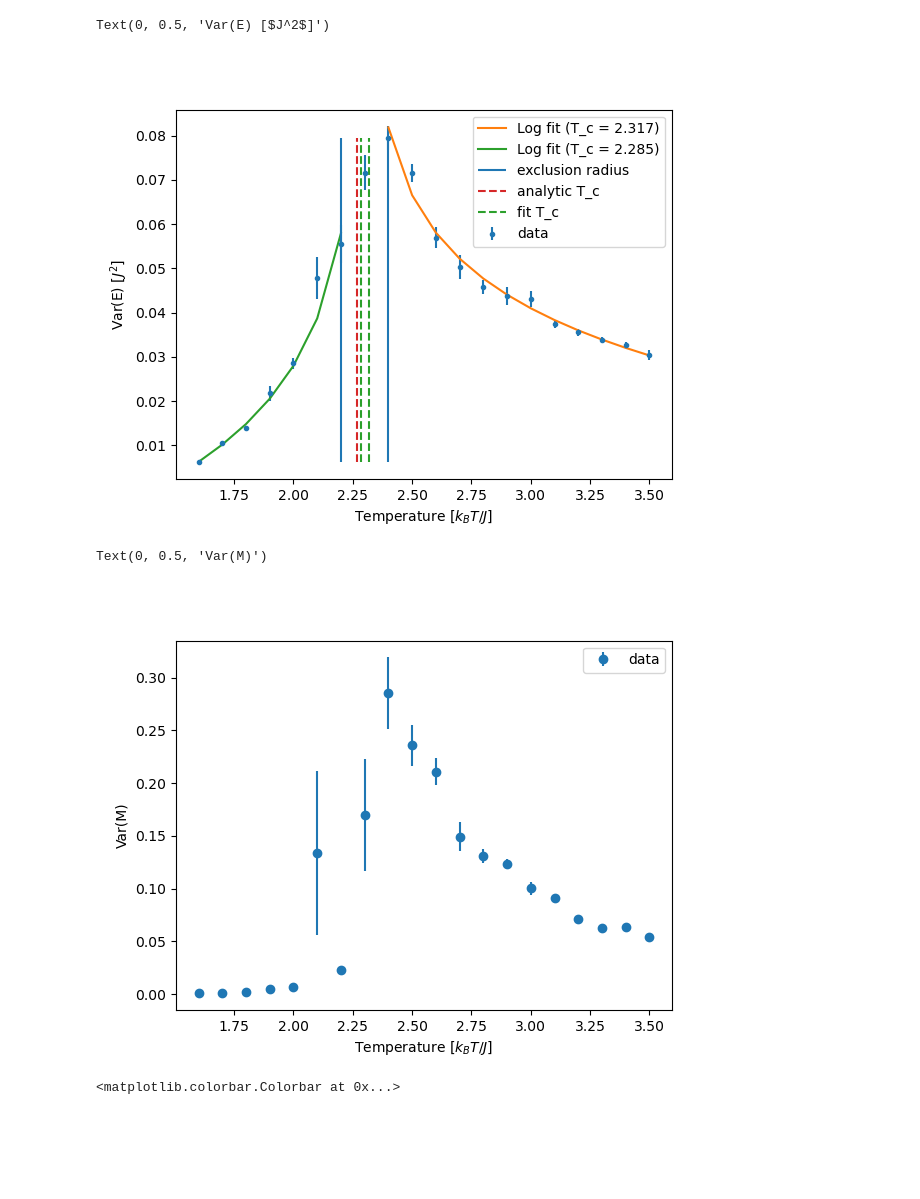
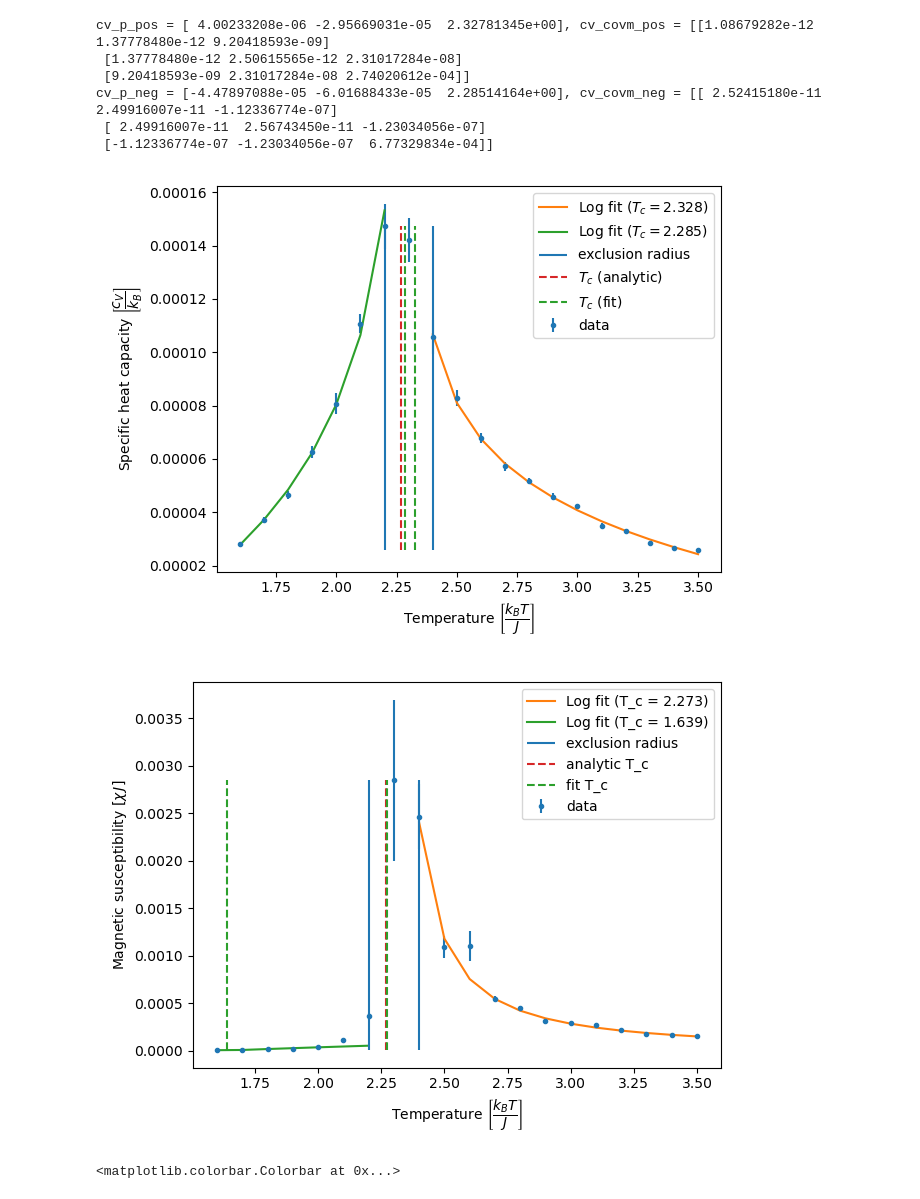
Before and after one commit to aderhall/phys382ising, a Jupyter notebook: analysis_notebooks/fit_observables.ipynb, the cells around one changed output. Drawn from its saved outputs; the diff is of its cells as text; code cells hidden in the pictures; blank space fills up the shorter version.

Commit message:
in process of changing SimParams()

```diff
--- a/analysis_notebooks/fit_observables.ipynb
+++ b/analysis_notebooks/fit_observables.ipynb
@@ -52,9 +60,13 @@ data_tests = "../../data_tests"
 test_name = "fit-observables/many-runs-trial-3-fixN"
 test_path = f"{data_tests}/{test_name}"
 n_trials = 10 # How many times to run the simulation per temperature
-params = SimParams(n = 100, n_steps=10000, b_top = 0.5, multiprocess = True, t_min = 1.6, t_max = 3.6, t_step = 0.1)
+params = SimParams(N = 100, n_steps=100000, n_analyze=95000, n_burnin=2000, b_top = 0.5, multiprocess = True, t_min = 2.1, t_max = 2.2, t_step = 0.1)
 
 if False:
     #rerun(test_path)
     new_test(test_path)
     run_many(test_path, n_trials, snapshots=False, params=params)
+else:
+    # Unpack the params from params.pkl
+    with open(f"{test_path}/params.pkl", "rb") as f:
+        params = pickle.load(f)
@@ -130,6 +142,11 @@ e_var_avg = e_var.mean(axis=1)
 e_var_error = e_var.std(axis=1) / np.sqrt(n_trials)
 m_var_avg = m_var.mean(axis=1)
 m_var_error = m_var.std(axis=1) / np.sqrt(n_trials)
+
+cv = e_var_avg / temp ** 2
+cv_error = cv * e_var_error / e_var_avg # Propagate error in cv
+chi = m_var_avg / temp
+chi_error = chi * m_var_error / m_var_avg # Propagate error in chi
 # %%
 partition_radius = 0.1 # In units of T
 analytic_T_c = 2.269
@@ -137,24 +154,33 @@ analytic_T_c = 2.269
 partition_l = temp.searchsorted(analytic_T_c - partition_radius) + 1
 partition_r = temp.searchsorted(analytic_T_c + partition_radius)
 # %%
-log_r = lambda T, a, b, T_c: a + b * np.log((T - T_c) / T_c)
-log_l = lambda T, a, b, T_c: a + b * np.log(-(T - T_c) / T_c)
+log = lambda T, a, b, T_c: a + b * np.log(np.abs((T - T_c) / T_c))
 
-e_var_p_pos, e_var_covm_pos = curve_fit(log_r, temp[partition_r:], e_var_avg[partition_r:], p0 = (0, -1, analytic_T_c), sigma=e_var_error[partition_r:])
-e_var_p_neg, e_var_covm_neg = curve_fit(log_l, temp[:partition_l], e_var_avg[:partition_l], p0 = (0, -1, analytic_T_c), sigma=e_var_error[:partition_l])
+cv_p_pos, cv_covm_pos = curve_fit(log, temp[partition_r:], cv[partition_r:], p0 = (0, -1, analytic_T_c), sigma=cv[partition_r:])
+cv_p_neg, cv_covm_neg = curve_fit(log, temp[:partition_l], cv[:partition_l], p0 = (0, -1, analytic_T_c), sigma=cv_error[:partition_l])
+
+print(f"cv_p_pos = {cv_p_pos}, cv_covm_pos = {cv_covm_pos}")
+print(f"cv_p_neg = {cv_p_neg}, cv_covm_neg = {cv_covm_neg}")
+# %% [output]
+cv_p_pos = [ 4.00233208e-06 -2.95669031e-05  2.32781345e+00], cv_covm_pos = [[1.08679282e-12 1.37778480e-12 9.20418593e-09]
+ [1.37778480e-12 2.50615565e-12 2.31017284e-08]
+ [9.20418593e-09 2.31017284e-08 2.74020612e-04]]
+cv_p_neg = [-4.47897088e-05 -6.01688433e-05  2.28514164e+00], cv_covm_neg = [[ 2.52415180e-11  2.49916007e-11 -1.12336774e-07]
+ [ 2.49916007e-11  2.56743450e-11 -1.23034056e-07]
+ [-1.12336774e-07 -1.23034056e-07  6.77329834e-04]]
 # %%
 plt.close()
 fig, ax = plt.subplots()
-ax.errorbar(temp, e_var_avg, yerr=e_var_error, fmt=".", label="data")
-ax.plot(temp[partition_r:], log_pos(temp[partition_r:], *e_var_p_pos), label=f"Log fit (T_c = {e_var_p_pos[2]:.3f})")
-ax.plot(temp[:partition_l], log_neg(temp[:partition_l], *e_var_p_neg), label=f"Log fit (T_c = {e_var_p_neg[2]:.3f})")
-ax.vlines([temp[partition_l - 1], temp[partition_r]], e_var_avg.min(), e_var_avg.max(), linestyles="solid", label="exclusion radius")
-ax.vlines(analytic_T_c, e_var_avg.min(), e_var_avg.max(), linestyles="dashed", color="tab:red", label="analytic T_c")
-ax.vlines([e_var_p_pos[2], e_var_p_neg[2]], e_var_avg.min(), e_var_avg.max(), linestyles="dashed", color="tab:green", label="fit T_c")
+ax.errorbar(temp, cv, yerr=cv_error, fmt=".", label="data")
+ax.plot(temp[partition_r:], log(temp[partition_r:], *cv_p_pos), label=f"Log fit ($T_c = {cv_p_pos[2]:.3f}$)")
+ax.plot(temp[:partition_l], log(temp[:partition_l], *cv_p_neg), label=f"Log fit ($T_c = {cv_p_neg[2]:.3f}$)")
+ax.vlines([temp[partition_l - 1], temp[partition_r]], cv.min(), cv.max(), linestyles="solid", label="exclusion radius")
+ax.vlines(analytic_T_c, cv.min(), cv.max(), linestyles="dashed", color="tab:red", label="$T_c$ (analytic)")
+ax.vlines([cv_p_pos[2], cv_p_neg[2]], cv.min(), cv.max(), linestyles="dashed", color="tab:green", label="$T_c$ (fit)")
 ax.legend()
-ax.set_xlabel("Temperature [$k_B T / J$]")
-ax.set_ylabel("Var(E) [$J^2$]")
+ax.set_xlabel(r"Temperature $\left[\dfrac{k_B T}{J}\right]$")
+ax.set_ylabel(r"Specific heat capacity $\left[\dfrac{c_V}{k_B}\right]$")
+fig.tight_layout()
 # %% [output]
-Text(0, 0.5, 'Var(E) [$J^2$]')
-[figure, old version]
+[figure, new version]
 # %%
@@ -167,15 +191,18 @@ p_neg, covm_neg = curve_fit(log_neg, temp[:partition], e_var_avg[:partition], p0
 # %%
 plt.close()
 fig, ax = plt.subplots()
-ax.errorbar(temp, m_var_avg, yerr=m_var_error, fmt="o", label="data")
-#ax.plot(temp[partition:], log_pos(temp[partition:], *p_pos), label=f"Log fit (T_c = {p_pos[2]:.3f})")
-#ax.plot(temp[:partition], log_neg(temp[:partition], *p_neg), label=f"Log fit (T_c = {p_neg[2]:.3f})")
+ax.errorbar(temp, chi, yerr=chi_error, fmt=".", label="data")
+ax.plot(temp[partition_r:], chi_powerlaw(temp[partition_r:], *chi_p_pos), label=f"Log fit (T_c = {chi_p_pos[2]:.3f})")
+ax.plot(temp[:partition_l], chi_powerlaw(temp[:partition_l], *chi_p_neg), label=f"Log fit (T_c = {chi_p_neg[2]:.3f})")
+ax.vlines([temp[partition_l - 1], temp[partition_r]], chi.min(), chi.max(), linestyles="solid", label="exclusion radius")
+ax.vlines(analytic_T_c, chi.min(), chi.max(), linestyles="dashed", color="tab:red", label="analytic T_c")
+ax.vlines([chi_p_pos[2], chi_p_neg[2]], chi.min(), chi.max(), linestyles="dashed", color="tab:green", label="fit T_c")
 ax.legend()
-ax.set_xlabel("Temperature [$k_B T / J$]")
-ax.set_ylabel("Var(M)")
+ax.set_xlabel(r"Temperature $\left[\dfrac{k_B T}{J}\right]$")
+ax.set_ylabel(r"Magnetic susceptibility $\left[ \chi \, J\right]$")
+fig.tight_layout()
 # %% [output]
-Text(0, 0.5, 'Var(M)')
-[figure, old version]
+[figure, new version]
 # %%
 fig, ax = plt.subplots()
 im = ax.imshow(sc_data, aspect="auto", extent=[0, sc_data.shape[1], temp[-1], temp[0]])
```
Also changed, not shown: parts of 8 cells of this notebook.
